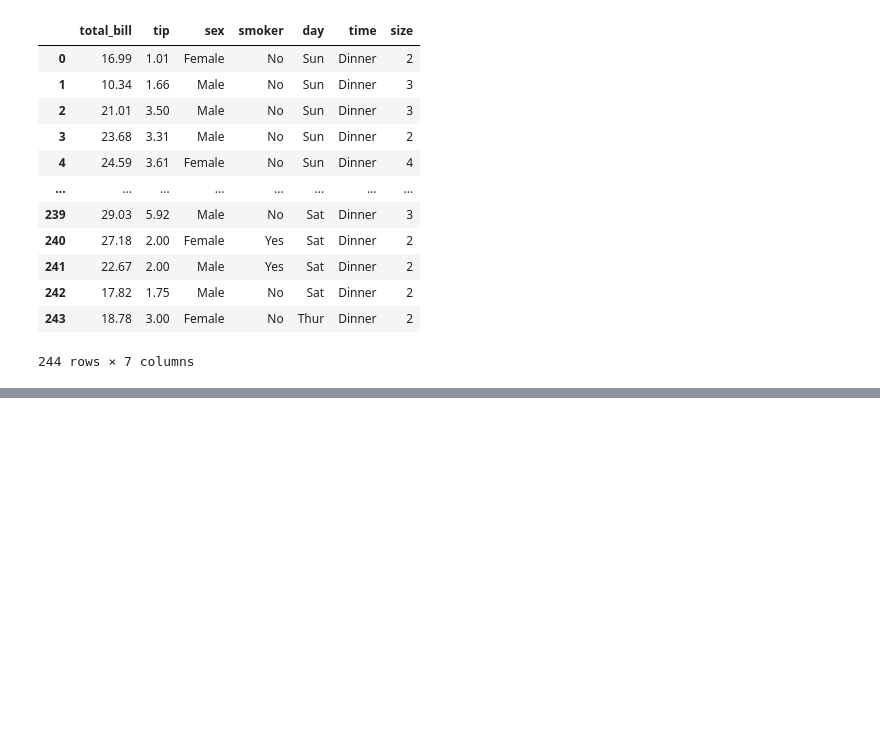
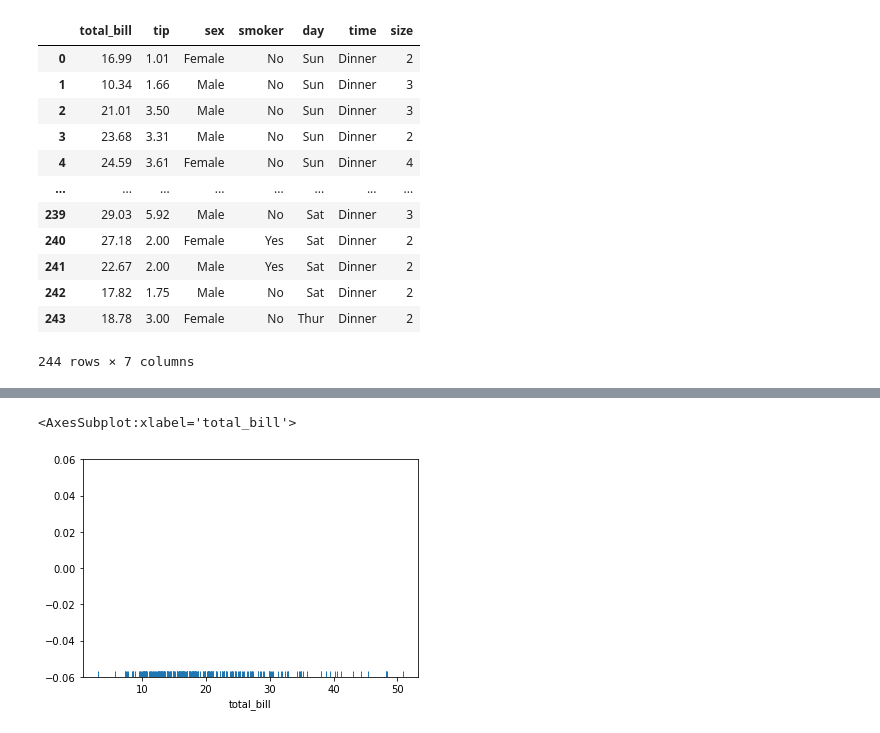
Before and after one commit to mahdis4092/Data-Science-Bootcamp, a Jupyter notebook: 6.Data-Visualization-with-Seaborn/seaborn practice by me.ipynb, the cells around one changed output, grey strips where cells are left out. Drawn from its saved outputs; the diff is of its cells as text; code cells hidden in the pictures; blank space fills up the shorter version.

```diff
--- a/6.Data-Visualization-with-Seaborn/seaborn practice by me.ipynb
+++ b/6.Data-Visualization-with-Seaborn/seaborn practice by me.ipynb
@@ -80,0 +91,5 @@ sns.jointplot(x='total_bill',y='tip',data=tips,kind='reg')
+# %%
+sns.rugplot(tips['total_bill'])
+# %% [output]
+<AxesSubplot:xlabel='total_bill'>
+[figure, added]
```
Also changed, not shown: parts of 10 cells of this notebook.
